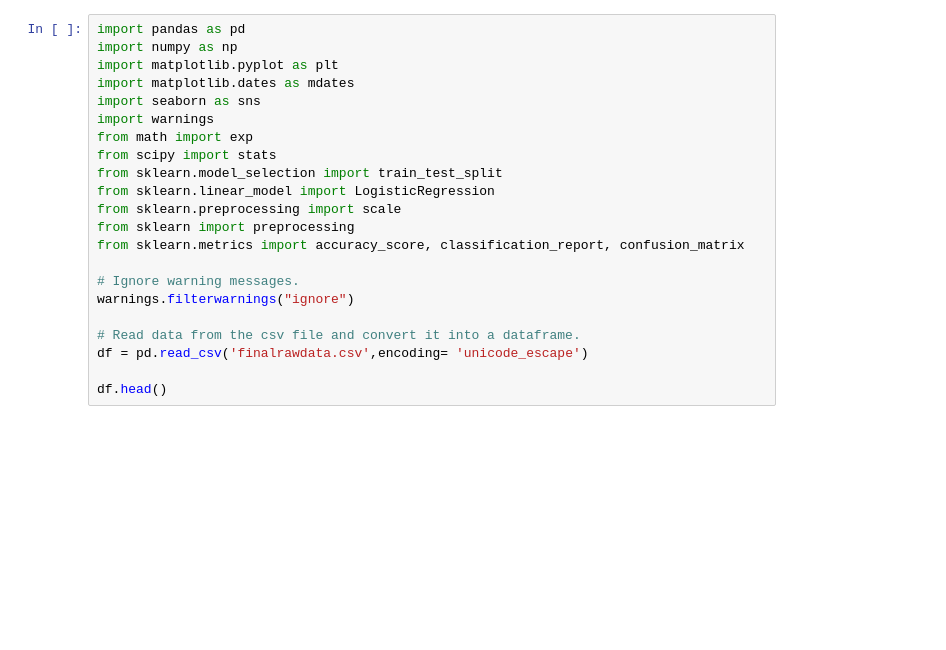
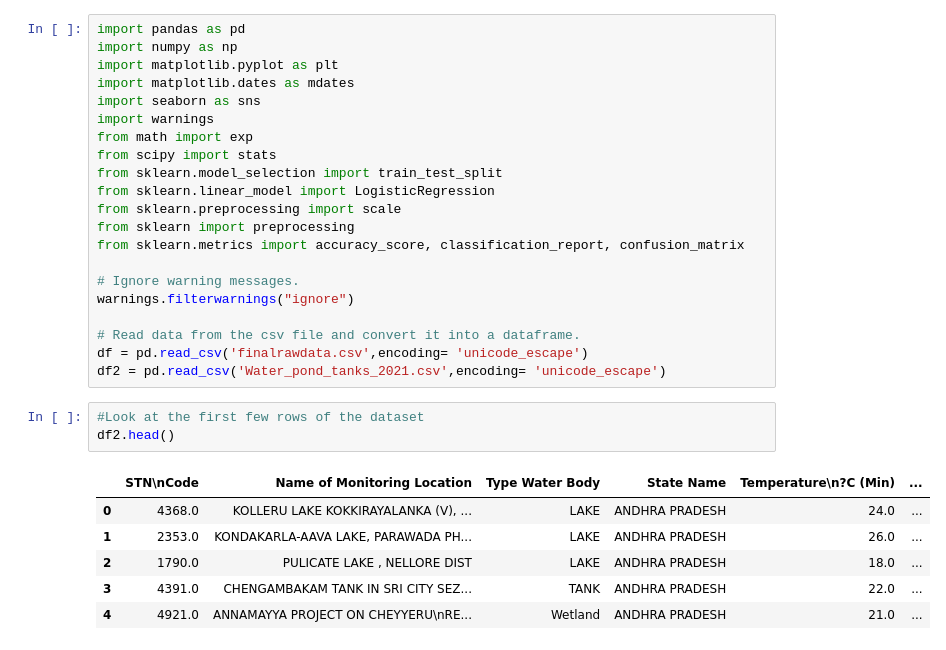
Before and after one commit to RoaringCamels/Predicting-quality-levels-in-water, a Jupyter notebook: Main.ipynb, the cells around one changed output. Saved outputs shown, nothing was run; the diff lists cells and outputs as text; blank space fills up the shorter version.

```diff
--- a/Main.ipynb
+++ b/Main.ipynb
@@ -18,6 +18,15 @@ warnings.filterwarnings("ignore")
 
 # Read data from the csv file and convert it into a dataframe.
 df = pd.read_csv('finalrawdata.csv',encoding= 'unicode_escape')
-
-df.head()
+df2 = pd.read_csv('Water_pond_tanks_2021.csv',encoding= 'unicode_escape')
+# %%
+#Look at the first few rows of the dataset
+df2.head()
+# %% [output]
+|  | STN\nCode | Name of Monitoring Location | Type Water Body | State Name | Temperature\n?C (Min) | ... |
+| 0 | 4368.0 | KOLLERU LAKE KOKKIRAYALANKA (V), ... | LAKE | ANDHRA PRADESH | 24.0 | ... |
+| 1 | 2353.0 | KONDAKARLA-AAVA LAKE, PARAWADA PH... | LAKE | ANDHRA PRADESH | 26.0 | ... |
+| 2 | 1790.0 | PULICATE LAKE , NELLORE DIST | LAKE | ANDHRA PRADESH | 18.0 | ... |
+| 3 | 4391.0 | CHENGAMBAKAM TANK IN SRI CITY SEZ... | TANK | ANDHRA PRADESH | 22.0 | ... |
+| 4 | 4921.0 | ANNAMAYYA PROJECT ON CHEYYERU\nRE... | Wetland | ANDHRA PRADESH | 21.0 | ... |
 # %%
```
Also changed, not shown: parts of 14 cells of this notebook.
